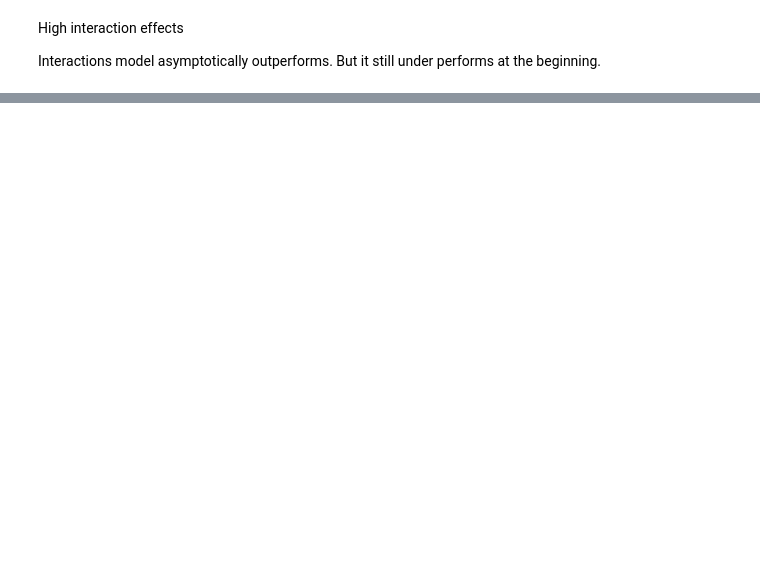
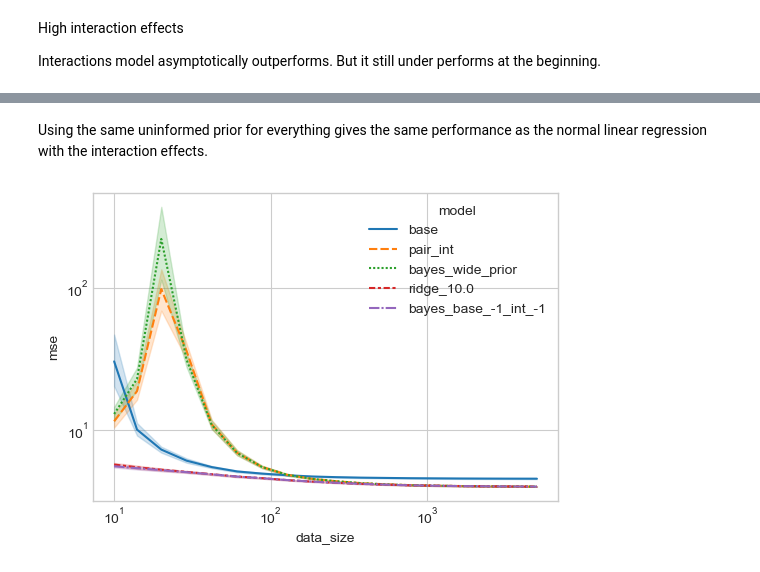
Before and after one commit to stanton119/data-analysis, a Jupyter notebook: Unpublished/interactions_linear_models/interactions_convergence.ipynb, the cells around one changed output, grey strips where cells are left out. Drawn from its saved outputs; the diff is of its cells as text; code cells hidden in the pictures; blank space fills up the shorter version.

```diff
--- a/Unpublished/interactions_linear_models/interactions_convergence.ipynb
+++ b/Unpublished/interactions_linear_models/interactions_convergence.ipynb
@@ -273,0 +440,24 @@ array([ 0.68883933,  0.47942596,  0.82683236, -0.39308809,  0.28586444,
+# %% [markdown]
+Using the same uninformed prior for everything gives the same performance as the normal linear regression with the interaction effects.
+# %%
+metrics = []
+for _i in tqdm.trange(100):
+    metrics.append(
+        train_loop(
+            gen_data_kwargs=dict(n=10_000,
+            x_dim=6,
+            interaction_scale=1.0),
+            models={
+                "base": predict_model_base,
+                "pair_int": predict_model_pair_int,
+                "bayes_wide_prior": predict_model_bayes,
+                "ridge_10.0": lambda *x: predict_model_ridge_reg(*x, alpha=10.0),
+                "bayes_base_-1_int_-1": lambda *x: predict_model_bayes(*x, alpha_base=1e-1, alpha_int=1e-1),
+            },
+        )
+    )
+metrics = pl.concat(metrics)
+
+plot_metrics(metrics)
+# %% [output]
+[figure, added]
```
Also changed, not shown: parts of 40 cells of this notebook.
